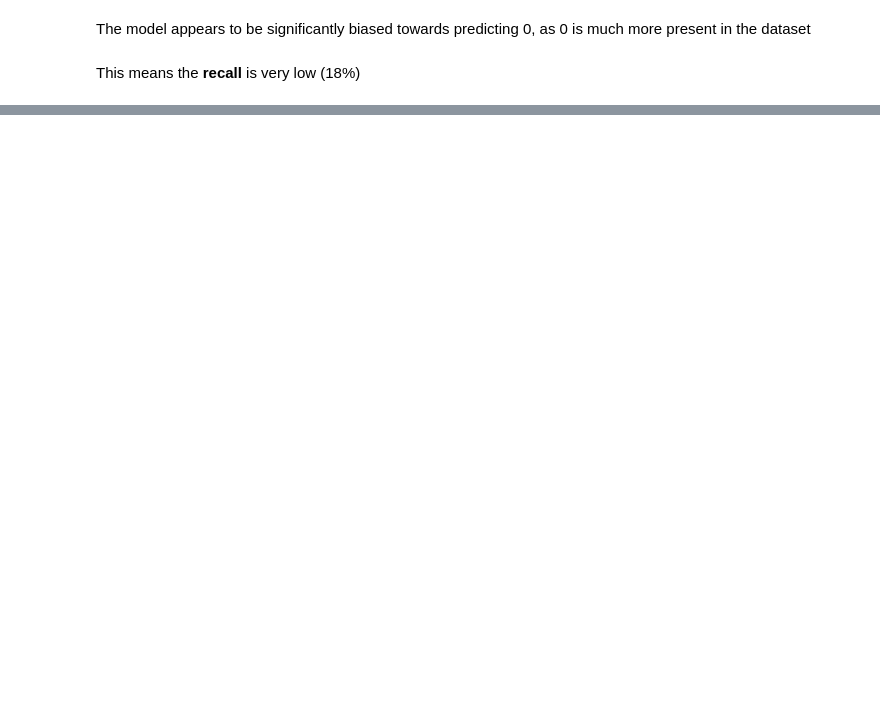
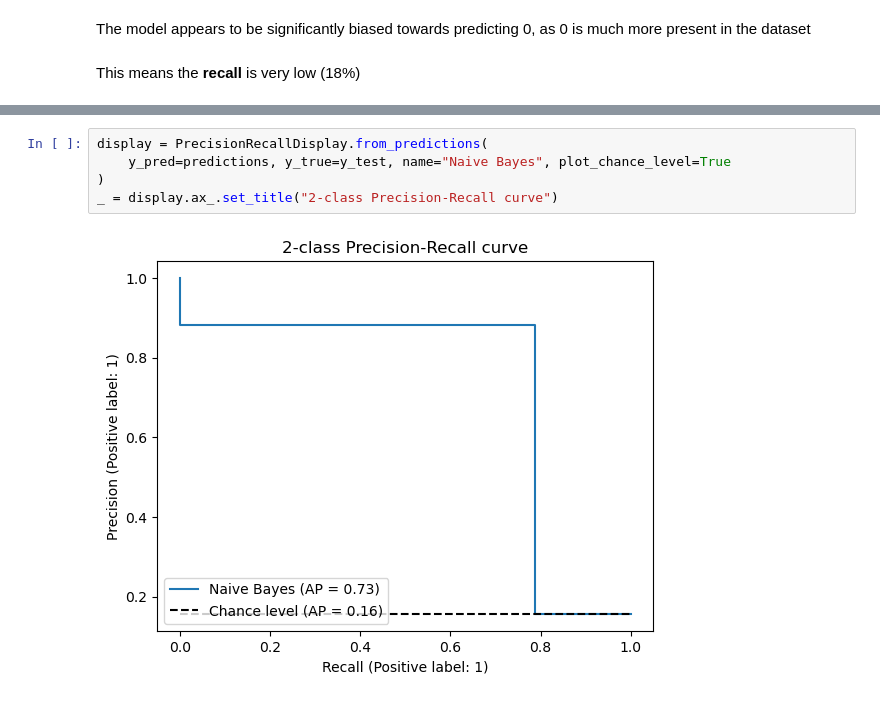
Before and after one commit to F-Fer/HOML-3_Exercises, a Jupyter notebook: MySolutions/Chapter-3/Notebooks/Chapter-3_Exc-4_DataExploration.ipynb, the cells around one changed output, grey strips where cells are left out. Cells and saved outputs as stored; diff of their text form; blank space fills up the shorter version.

```diff
--- a/MySolutions/Chapter-3/Notebooks/Chapter-3_Exc-4_DataExploration.ipynb
+++ b/MySolutions/Chapter-3/Notebooks/Chapter-3_Exc-4_DataExploration.ipynb
@@ -630,0 +650,7 @@ AttributeError: 'MultinomialNB' object has no attribute 'decision_function'
+# %%
+display = PrecisionRecallDisplay.from_predictions(
+    y_pred=predictions, y_true=y_test, name="Naive Bayes", plot_chance_level=True
+)
+_ = display.ax_.set_title("2-class Precision-Recall curve")
+# %% [output]
+[figure, added]
```
Also changed, not shown: parts of 22 cells of this notebook.
